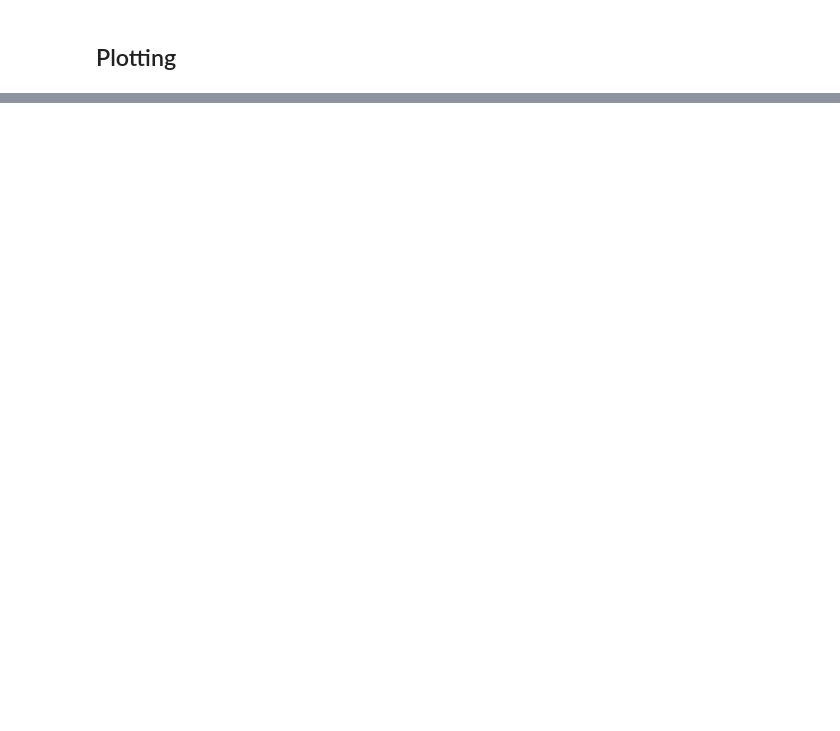
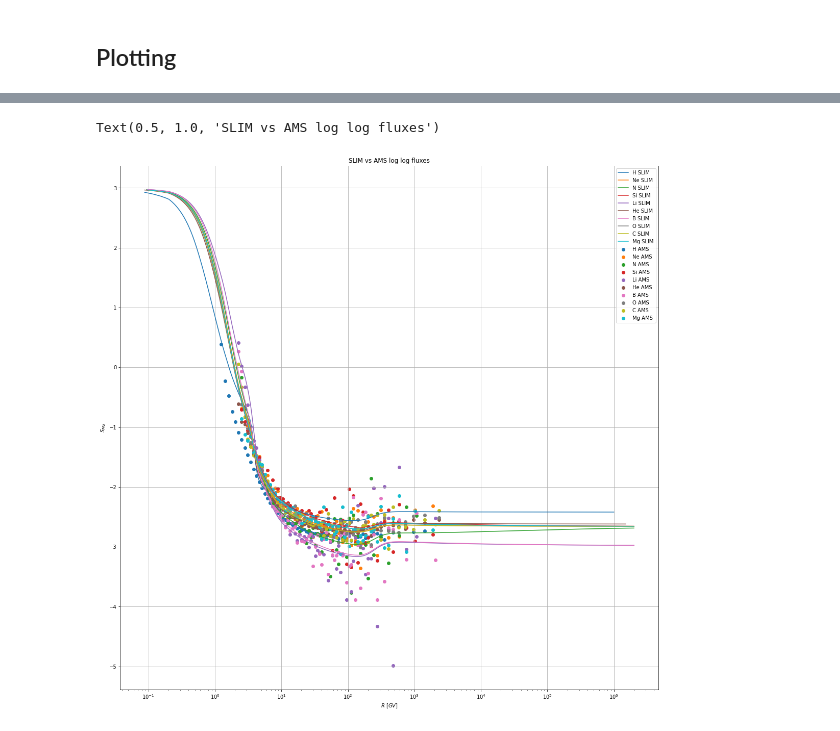
Before and after one commit to Naderschah/USINE_docker, a Jupyter notebook: gen_graphs.ipynb, the cells around one changed output, grey strips where cells are left out. Cells and saved outputs as stored; diff of their text form; code cells hidden in the pictures; blank space fills up the shorter version.

```diff
--- a/gen_graphs.ipynb
+++ b/gen_graphs.ipynb
@@ -648,0 +657,13 @@ DEFAULT
+# %%
+def get_loglog_slope(fx, fy):
+    '''fx and fy as returned by model
+    returns log slopes
+    '''
+    logx = np.log10(fx)
+    logy = np.log10(fy)
+    grad = (logy[1::]-logy[:-1:])/(logx[1::]-logx[:-1:])
+    return grad
+# %%
+R = np.logspace(-1, 6,1000)
+K = calculate_diff_coeff(R, transport_params)
+K_grad = get_loglog_slope(R, K)
@@ -648,0 +722,5 @@ DEFAULT
+# %%
+SLIM_slopes = {}
+for key in C_dat.keys():
+    if 'fx' not in key and 'model' in key:
+        SLIM_slopes[key.split('_')[1]] = [C_dat[key.replace('fy','fx')][1::], get_loglog_slope(C_dat[key.replace('fy','fx')],C_dat[key])]
@@ -648,0 +769,36 @@ DEFAULT
+# %%
+# log log slope one plot
+fig, ax = plt.subplots(1,1,figsize=(twocolumn_width,twocolumn_width))
+#fig.set_dpi(72*2)
+
+# To avoid overwriting the original instance
+axes = ax
+plt.subplots_adjust(hspace=0.4)
+
+axes.set_xscale('log')
+axes.set_xlabel('$R\ [GV]$')
+axes.grid()
+
+name_dict = {'BO': 'B/O', 'BeC': 'Be/C', 'LiO': 'Li/O', 'LiC': 'Li/C', 'FSi': 'F/Si', 'BeO': 'Be/O', 'C': 'C', 'HeO': 'He/O', '1HBAR': '1HBAR', 'Ne': 'Ne', 'CO': 'C/O', 'He': 'He', 'BeB': 'Be/B', 'SiO': 'Si/O', 'N': 'N', 'O': 'O', 'NeO': 'Ne/O', 'Si': 'Si', 'B': 'B', 'LiB': 'Li/B', 'H': 'H', 'MgO': 'Mg/O', 'Mg': 'Mg', 'BC': 'B/C', 'Li': 'Li'}
+ams_name_dict = {'BEC':'BeC','BO':'BO','C': 'C','LIO':'LiO', 'LIC':'LiC', 'FSI':'FSi', 'BEO':'BeO', 'HEO':'HeO', '1HBAR':'1HBAR', 'NE':'Ne', 'CO':'CO', 'HE':'He', 'BEB':'BeB', 'SIO':'SiO', 'N':'N', 'O':'O', 'NEO':'NeO', 'SI':'Si', 'B':'B', 'LIB':'LiB', 'H':'H', 'MGO':'MgO', 'MG':'Mg', 'BC':'BC', 'LI':'Li'}
+
+for key in SLIM_slopes:
+    # Get correct casing for AMS indexing
+    ams_name = ams_name_dict[key]
+    # Add fraction / where required
+    name = name_dict[ams_name]
+
+    if '/' not in name:
+
+        axes.set_ylabel(r'$S_'+'\x7B'+'{}'.format(name)+'\x7D$')
+
+        axes.plot(*SLIM_slopes[key], label=name+' SLIM')
+
+        axes.scatter(*AMS_slopes[ams_name], label=name+' AMS')
+
+        axes.legend()
+
+axes.set_title('SLIM vs AMS log log fluxes')
+# %% [output]
+Text(0.5, 1.0, 'SLIM vs AMS log log fluxes')
+[figure, added]
```
Also changed, not shown: parts of 37 cells of this notebook, 22 other files.
